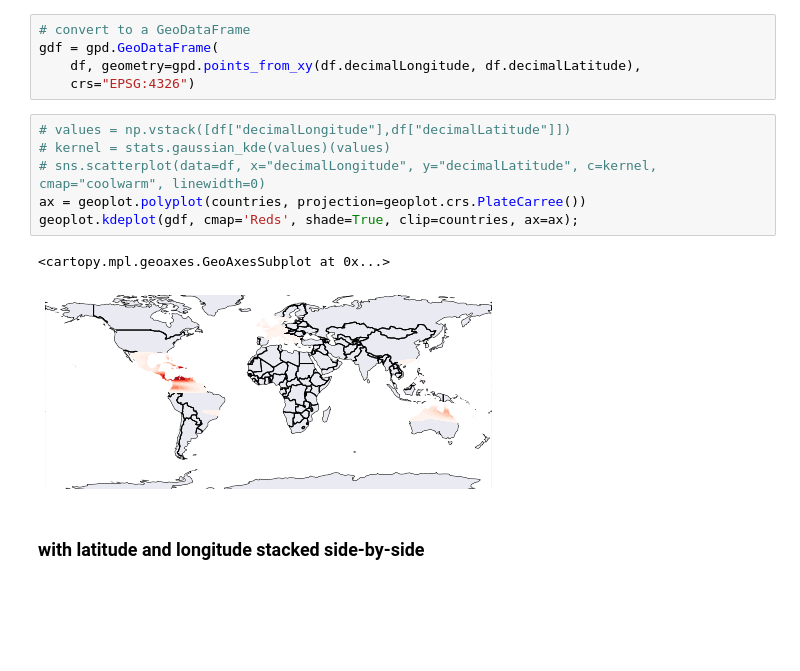
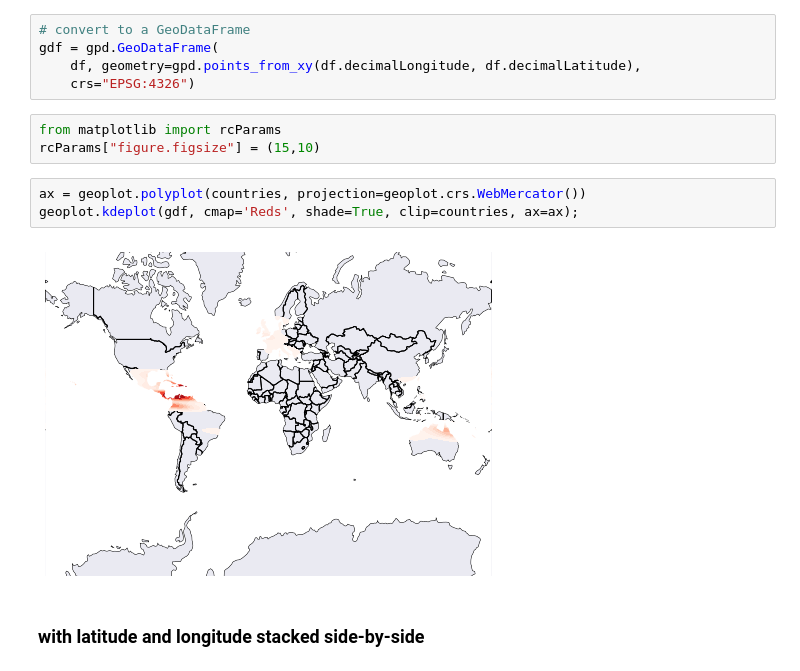
Before and after one commit to iobis/pyobis, a Jupyter notebook: notebooks/biodiversity_mapping.ipynb, the cells around one changed output. Saved outputs shown, nothing was run; the diff lists cells and outputs as text; blank space fills up the shorter version.

Commit message:
changed projection

```diff
--- a/notebooks/biodiversity_mapping.ipynb
+++ b/notebooks/biodiversity_mapping.ipynb
@@ -117,15 +117,14 @@ We can see from the plot that 2010 has got the highest number of records. Althou
 gdf = gpd.GeoDataFrame(
     df, geometry=gpd.points_from_xy(df.decimalLongitude, df.decimalLatitude),
     crs="EPSG:4326")
+# %%
+from matplotlib import rcParams
+rcParams["figure.figsize"] = (15,10)
 # %%
-# values = np.vstack([df["decimalLongitude"],df["decimalLatitude"]])
-# kernel = stats.gaussian_kde(values)(values)
-# sns.scatterplot(data=df, x="decimalLongitude", y="decimalLatitude", c=kernel, cmap="coolwarm", linewidth=0)
-ax = geoplot.polyplot(countries, projection=geoplot.crs.PlateCarree())
+ax = geoplot.polyplot(countries, projection=geoplot.crs.WebMercator())
 geoplot.kdeplot(gdf, cmap='Reds', shade=True, clip=countries, ax=ax);
 # %% [output]
-<cartopy.mpl.geoaxes.GeoAxesSubplot at 0x...>
-[figure, old version]
+[figure, new version]
 # %% [markdown]
 ### with latitude and longitude stacked side-by-side
 # %%
```
